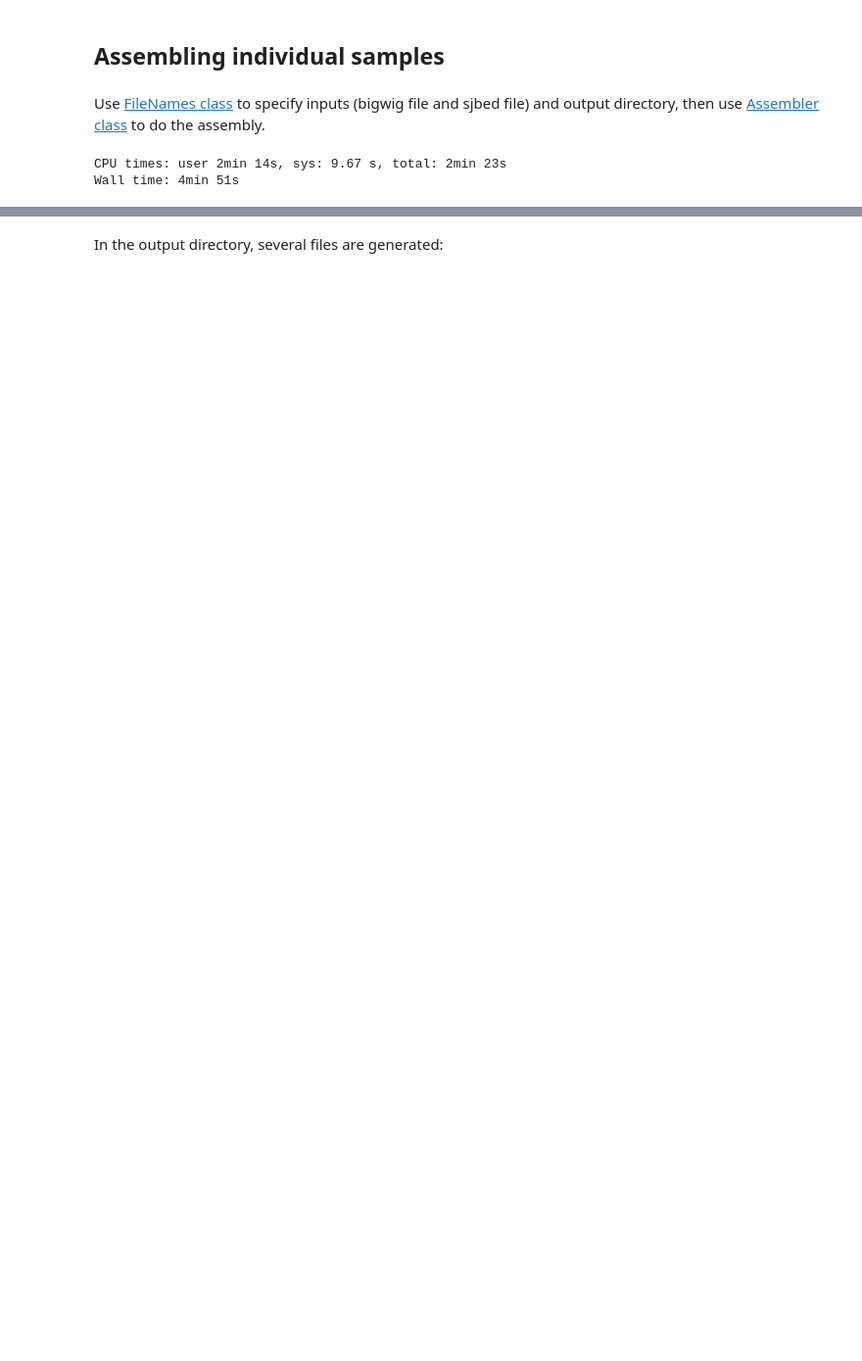
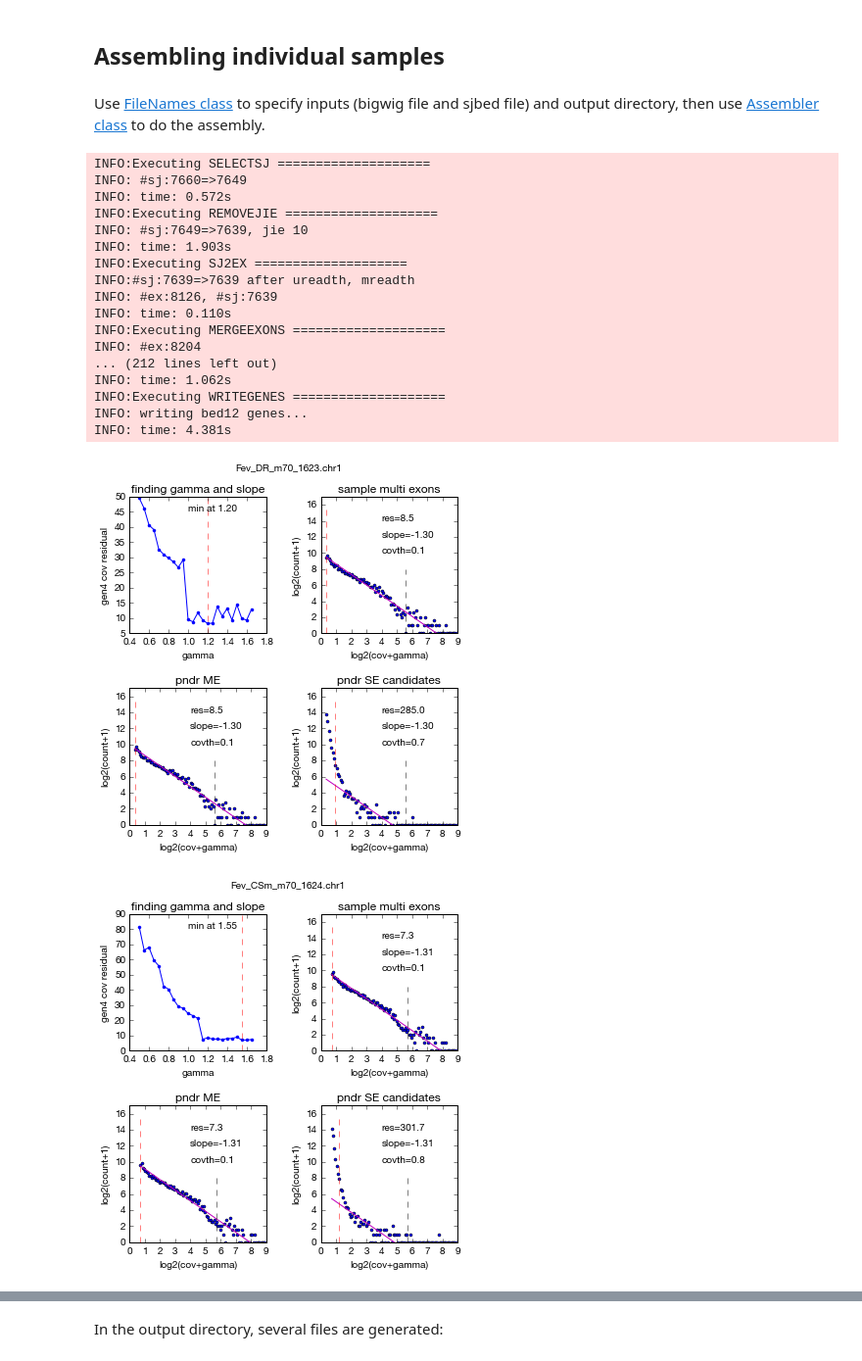
Before and after one commit to kensugino/jGEM, a Jupyter notebook: doc/quickstart.ipynb, the cells around one changed output, grey strips where cells are left out. Shown at 98% size. Drawn from its saved outputs; the diff is of its cells as text; code cells hidden in the pictures; blank space fills up the shorter version.

```diff
--- a/doc/quickstart.ipynb
+++ b/doc/quickstart.ipynb
@@ -97,3 +82,0 @@ First create destinations:
-# %%
-si['sjfile'] = [os.path.join(BASEDIR, "SJ", x[:-10]+'sj.bed.gz') for x in si['sjtab']]
-print(si[['name','sjfile']])
@@ -107,0 +89,8 @@ Then, convert from SJ.out.tab to appropriate BED file.
+# %%
+# calculate total bp and covered bp, takes ~1min
+from jgem import bedtools as BT
+tot_cov = [BT.get_total_bp_bedfile(x) for x in si['bed_path']]
+si['totbp'] = [x[0] for x in tot_cov]
+si['covbp'] = [x[1] for x in tot_cov]
+si['acov'] = si['totbp']/si['covbp']
+print(si[['name','totbp','covbp','acov']])
@@ -108,6 +123,8 @@ Then, convert from SJ.out.tab to appropriate BED file.
 # %%
-%%time
+# sjbed destination
+si['sjbed_path'] = [os.path.join(BASEDIR, "SJ/{0}.sj.bed.gz".format(x)) for x in si['name']]
+# SJ.out.tab => sjbed
 from jgem import gtfgffbed as GGB
-
-for sjtab, sjbed, aligned in si[['sjtabfile','sjfile','aligned']].values:
-    GGB.sjtab2sjbed(sjtab,sjbed,aligned)
+for sjtab, sjbed, acov in si[['sjtab_path','sjbed_path','acov']].values:
+    scale = 1./acov
+    GGB.sjtab2sjbed(sjtab,sjbed,scale)
@@ -157,10 +166,28 @@ from jgem import assembler as AS
 # %%
-%%time
-# assemble all samples
-for name,bwfile,sjfile in si[['name','bwfile','sjfile']].values:
-    fn = FN.FileNames(name, bwfile, sjfile, outdir='../out')
+# assemble 4 samples takes about ~10 min
+from jgem import filenames as FN
+from jgem import assembler as AS
+for name,bwfile,sjfile in si[['name','bw_path','sjbed_path']].values:
+    fn = FN.FileNames(name, bwfile, sjfile, outdir='../tests/out')
     p = AS.Assembler(fn,saveintermediates=False)
     p.assemble()
 # %% [output]
-CPU times: user 2min 14s, sys: 9.67 s, total: 2min 23s
-Wall time: 4min 51s
+INFO:Executing SELECTSJ ====================
+INFO: #sj:7660=>7649
+INFO: time: 0.572s
+INFO:Executing REMOVEJIE ====================
+INFO: #sj:7649=>7639, jie 10
+INFO: time: 1.903s
+INFO:Executing SJ2EX ====================
+INFO:#sj:7639=>7639 after ureadth, mreadth
+INFO: #ex:8126, #sj:7639
+INFO: time: 0.110s
+INFO:Executing MERGEEXONS ====================
+INFO: #ex:8204
+... (212 lines left out)
+INFO: time: 1.062s
+INFO:Executing WRITEGENES ====================
+INFO: writing bed12 genes...
+INFO: time: 4.381s
+[figure, added]
+[figure, added]
```
Also changed, not shown: parts of 81 cells of this notebook, 2 other files.
